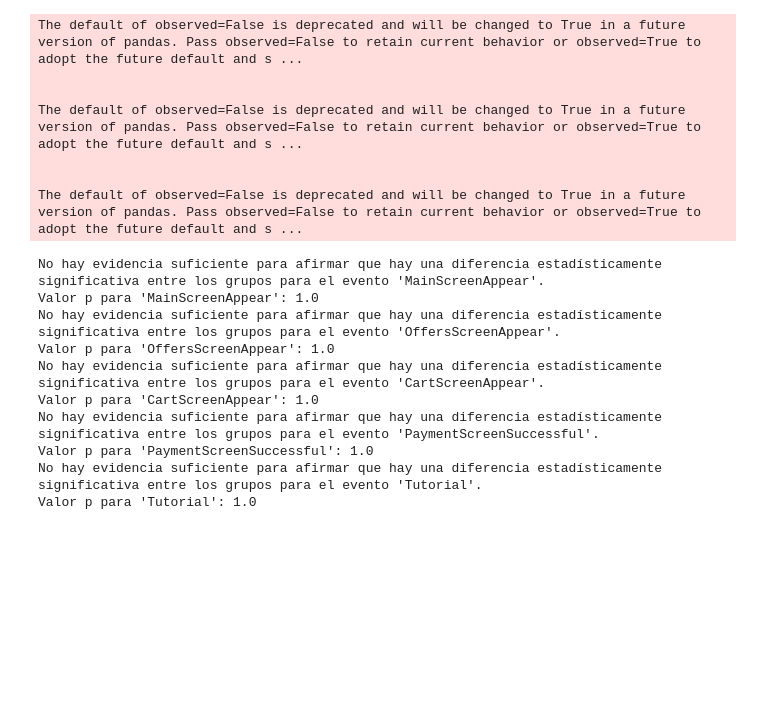
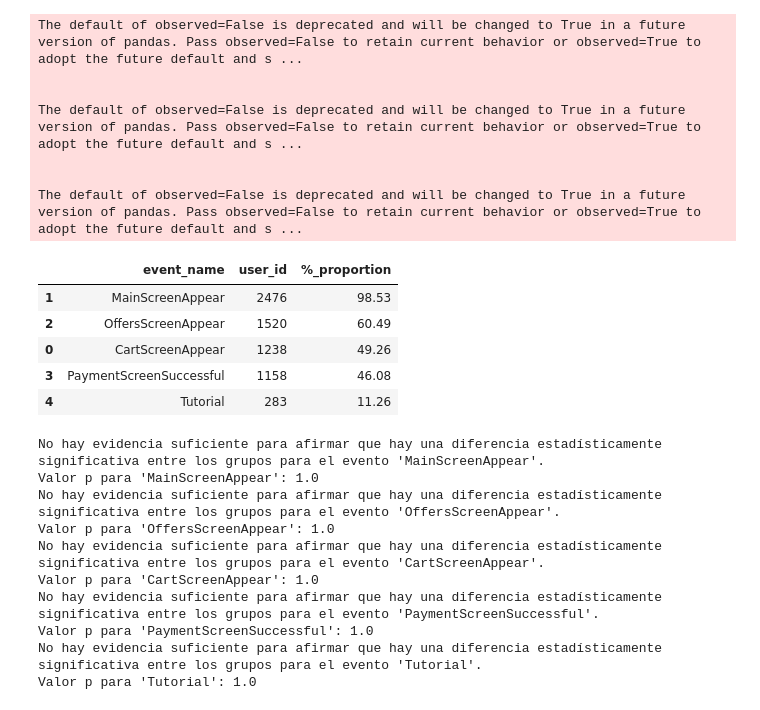
Before and after one commit to BCascante/An-lisis-a-comportamiento-de-usuarios-, a Jupyter notebook: Proyecto Integrado 2.ipynb, the cells around one changed output. Cells and saved outputs as stored; diff of their text form; code cells hidden in the pictures; blank space fills up the shorter version.

```diff
--- a/Proyecto Integrado 2.ipynb
+++ b/Proyecto Integrado 2.ipynb
@@ -531,6 +531,15 @@ The default of observed=False is deprecated and will be changed to True in a fut
 
 
 The default of observed=False is deprecated and will be changed to True in a future version of pandas. Pass observed=False to retain current behavior or observed=True to adopt the future default and s ...
+# %%
+top_events_247
+# %% [output]
+|  | event_name | user_id | %_proportion |
+| 1 | MainScreenAppear | 2476 | 98.53 |
+| 2 | OffersScreenAppear | 1520 | 60.49 |
+| 0 | CartScreenAppear | 1238 | 49.26 |
+| 3 | PaymentScreenSuccessful | 1158 | 46.08 |
+| 4 | Tutorial | 283 | 11.26 |
 # %%
 import scipy.stats as stats
 
```
Also changed, not shown: parts of 2 cells of this notebook.
